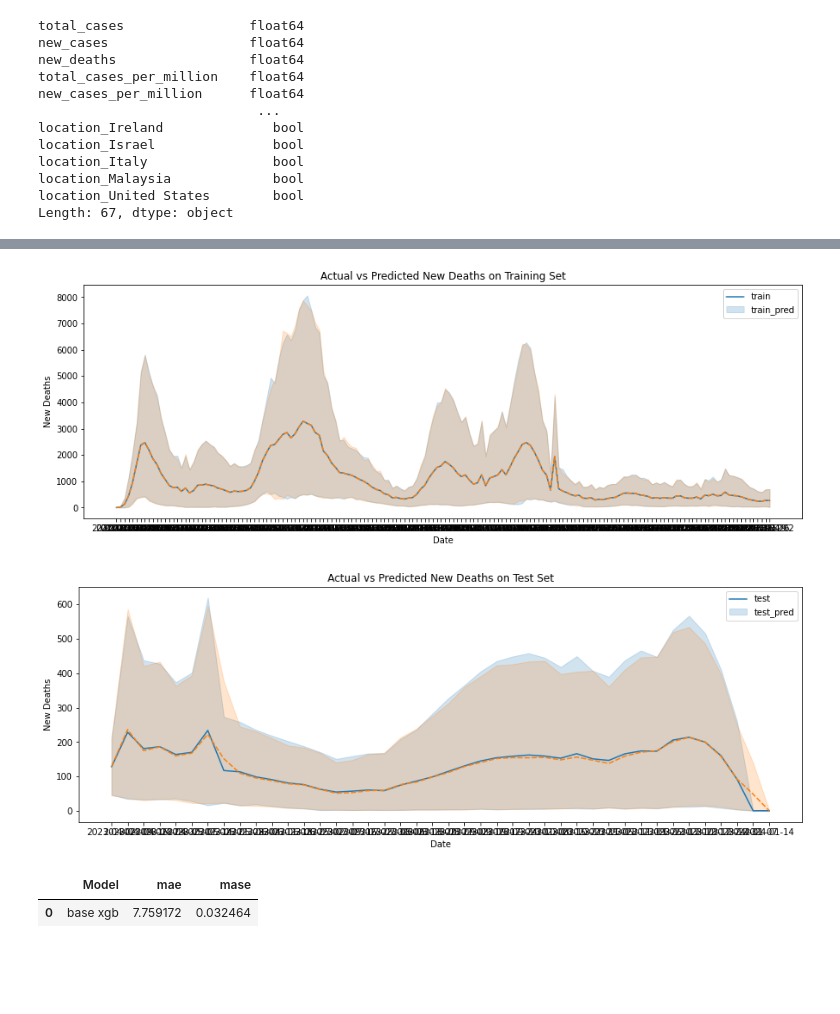
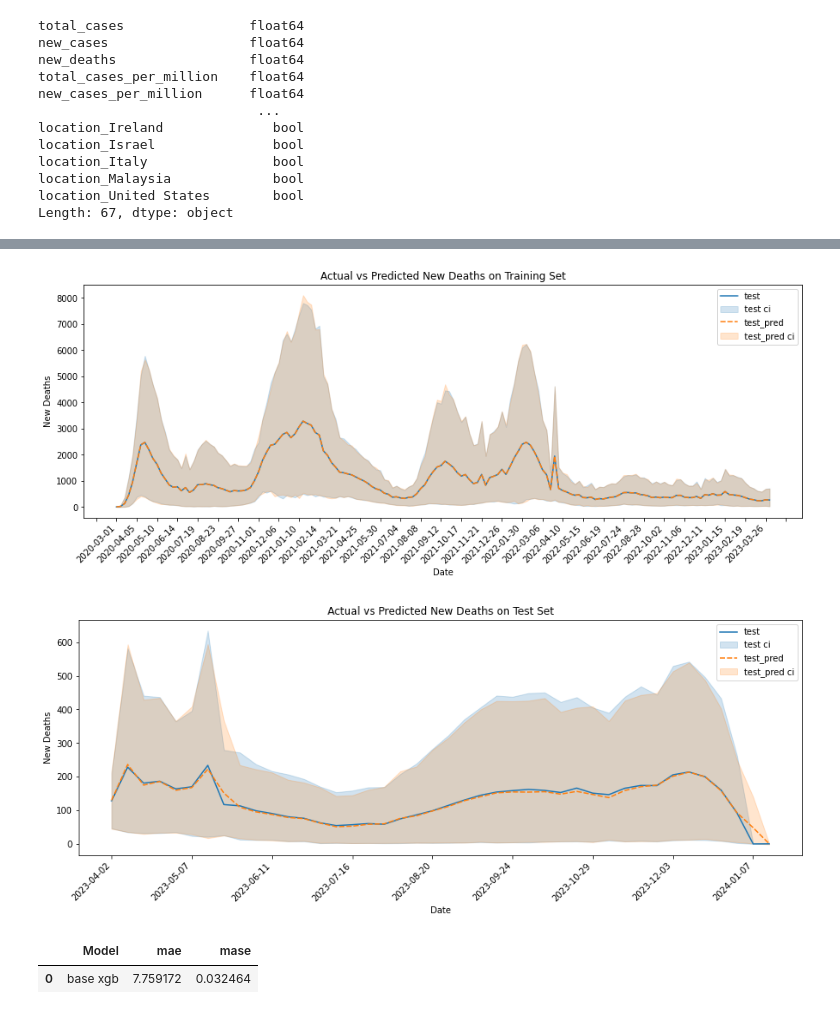
Before and after one commit to y-ginther/DS-Capstone, a Jupyter notebook: XGBOOST_a.ipynb, the cells around one changed output, grey strips where cells are left out. Saved outputs shown, nothing was run; the diff lists cells and outputs as text; code cells hidden in the pictures; blank space fills up the shorter version.

```diff
--- a/XGBOOST_a.ipynb
+++ b/XGBOOST_a.ipynb
@@ -96,29 +99,33 @@ plt.show()
 # %%
 train_pred = pd.DataFrame(model.predict(x_train), columns=['yhat'], index=train.index)
 
 # Plot the actual vs predicted values for training set
 plt.figure(figsize=(15, 5))
 sns.lineplot(data=pd.concat([train['new_deaths'], train_pred['yhat']], axis=1))
-plt.legend(['train', 'train_pred'])
+plt.legend(['test', 'test ci','test_pred','test_pred ci'])
 plt.xlabel('Date')
 plt.ylabel('New Deaths')
 plt.title('Actual vs Predicted New Deaths on Training Set')
+plt.gca().xaxis.set_major_locator(ticker.MultipleLocator(5))
+plt.xticks(rotation=45, ha="right")
 plt.show()
 
 # Predict on the test set
 test_pred = pd.DataFrame(model.predict(x_test), columns=['yhat'], index=test.index)
 
 # Plot the actual vs predicted values for test set
 plt.figure(figsize=(15, 5))
 sns.lineplot(data=pd.concat([test['new_deaths'], test_pred['yhat']], axis=1))
-plt.legend(['test', 'test_pred'])
+plt.legend(['test', 'test ci','test_pred','test_pred ci'])
 plt.xlabel('Date')
 plt.ylabel('New Deaths')
 plt.title('Actual vs Predicted New Deaths on Test Set')
+plt.gca().xaxis.set_major_locator(ticker.MultipleLocator(5))
+plt.xticks(rotation=45, ha="right")
 plt.show()
 # %% [output]
-[figure, old version]
+[figure, new version]
-[figure, old version]
+[figure, new version]
 # %%
 def mean_absolute_scaled_error(y_true, y_pred):
     naive_forecast = np.array(y_true[:-1])
```
Also changed, not shown: parts of 19 cells of this notebook, 5 other files.
